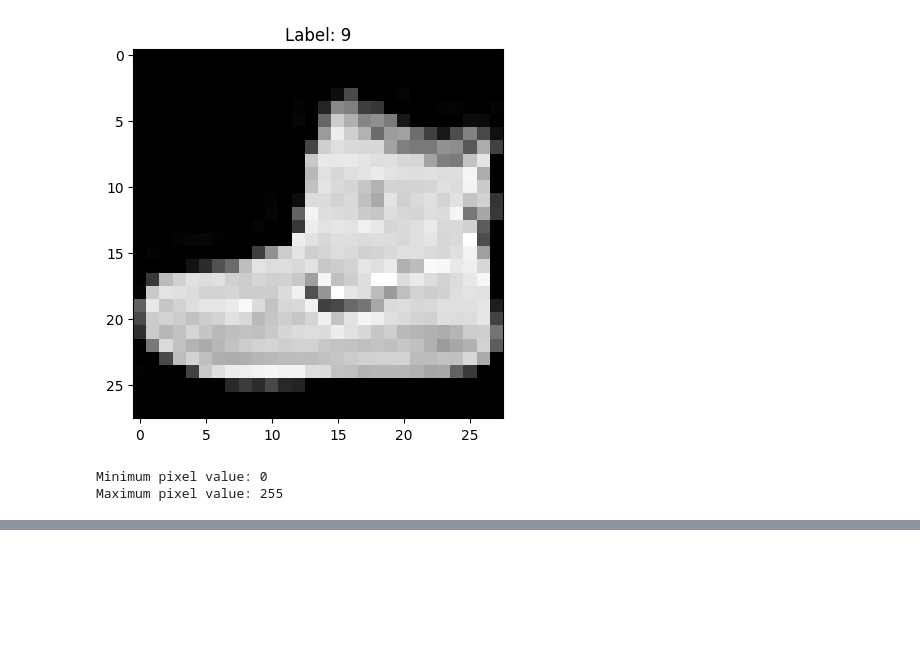
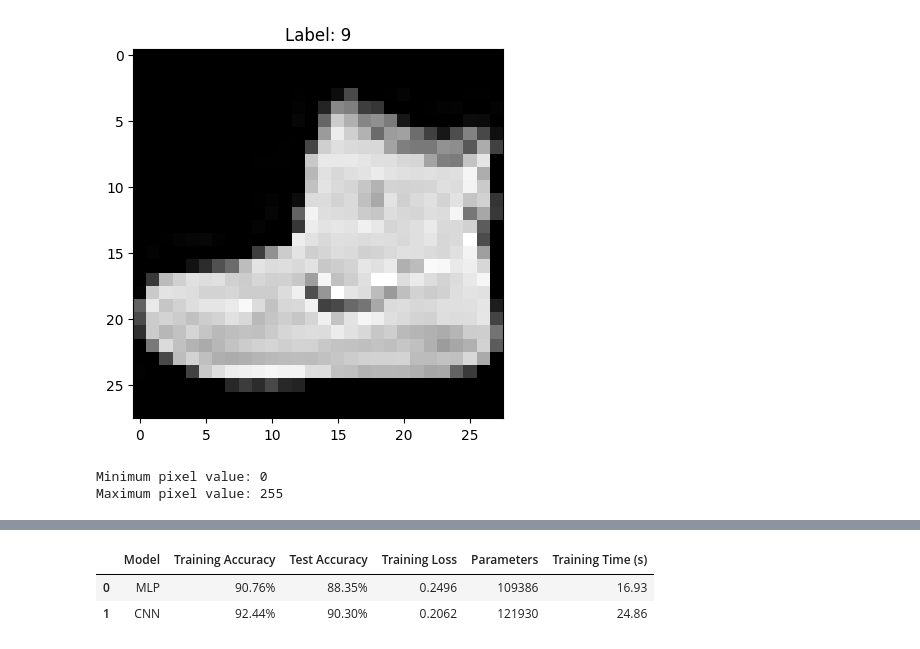
Before and after one commit to NidhiBorasia103/Acedemic-Projects, a Jupyter notebook: Assignment1_MLP_vs_CNN_.ipynb, the cells around one changed output, grey strips where cells are left out. Saved outputs shown, nothing was run; the diff lists cells and outputs as text; code cells hidden in the pictures; blank space fills up the shorter version.

```diff
--- a/Assignment1_MLP_vs_CNN_.ipynb
+++ b/Assignment1_MLP_vs_CNN_.ipynb
@@ -43,0 +266,11 @@ Maximum pixel value: 255
+# %%
+cnn_train_accuracy = cnn_history.history['accuracy'][-1]
+cnn_train_loss = cnn_history.history['loss'][-1]
+cnn_parameters = cnn_model.count_params()
+
+print("CNN Training Accuracy:", cnn_train_accuracy)
+print("CNN Training Loss:", cnn_train_loss)
+print("CNN Test Accuracy:", cnn_test_accuracy)
+print("CNN Test Loss:", cnn_test_loss)
+print("CNN Parameters:", cnn_parameters)
+print("CNN Training Time:", cnn_training_time, "seconds")
@@ -43,0 +288,32 @@ Maximum pixel value: 255
+# %%
+import pandas as pd
+
+results = pd.DataFrame({
+    "Model": ["MLP", "CNN"],
+    "Training Accuracy": [
+        f"{mlp_train_accuracy * 100:.2f}%",
+        f"{cnn_train_accuracy * 100:.2f}%"
+    ],
+    "Test Accuracy": [
+        f"{mlp_test_accuracy * 100:.2f}%",
+        f"{cnn_test_accuracy * 100:.2f}%"
+    ],
+    "Training Loss": [
+        f"{mlp_train_loss:.4f}",
+        f"{cnn_train_loss:.4f}"
+    ],
+    "Parameters": [
+        mlp_parameters,
+        cnn_parameters
+    ],
+    "Training Time (s)": [
+        f"{mlp_training_time:.2f}",
+        f"{cnn_training_time:.2f}"
+    ]
+})
+
+results
+# %% [output]
+|  | Model | Training Accuracy | Test Accuracy | Training Loss | Parameters | Training Time (s) |
+| 0 | MLP | 90.76% | 88.35% | 0.2496 | 109386 | 16.93 |
+| 1 | CNN | 92.44% | 90.30% | 0.2062 | 121930 | 24.86 |
```
Also changed, not shown: parts of 25 cells of this notebook.
